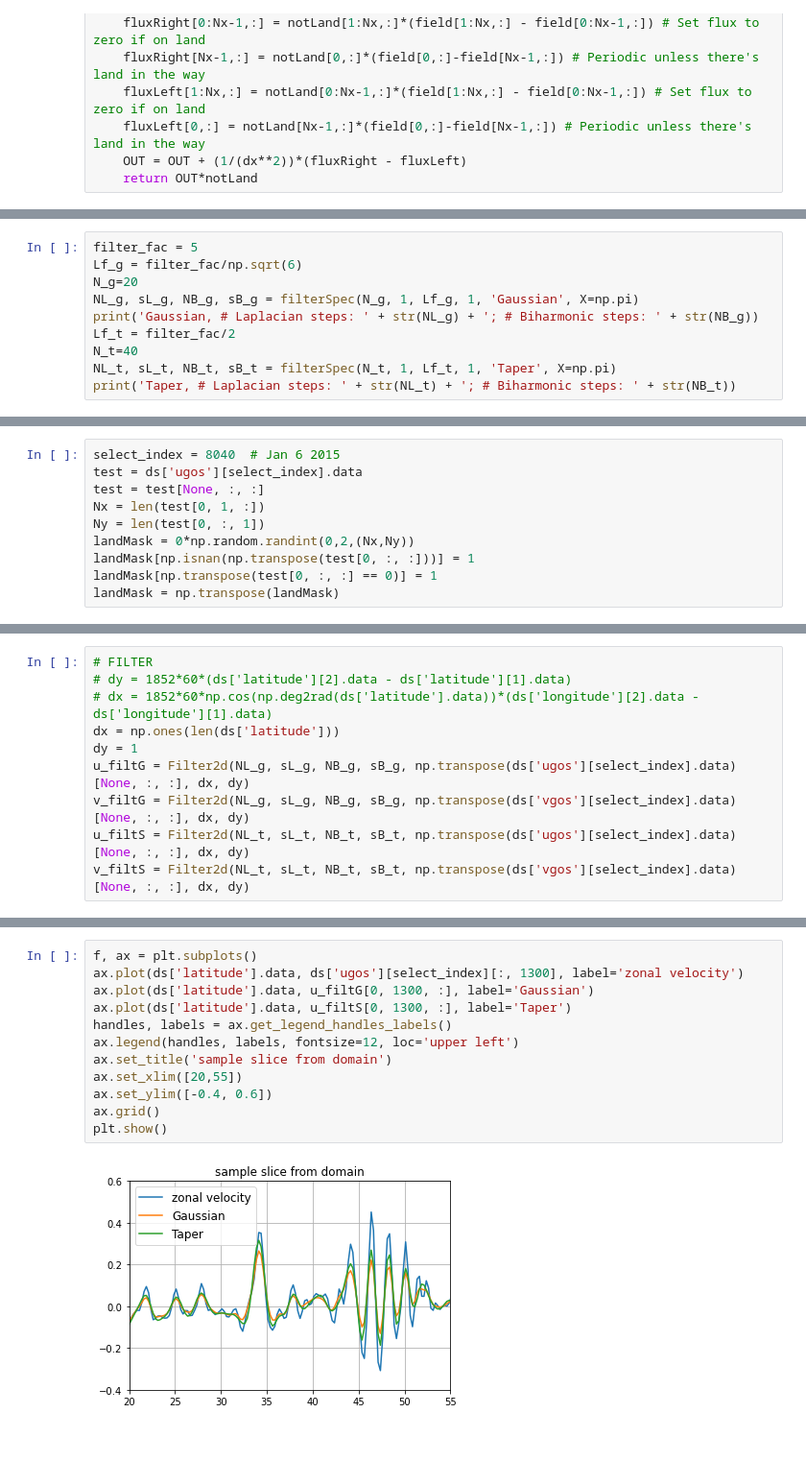
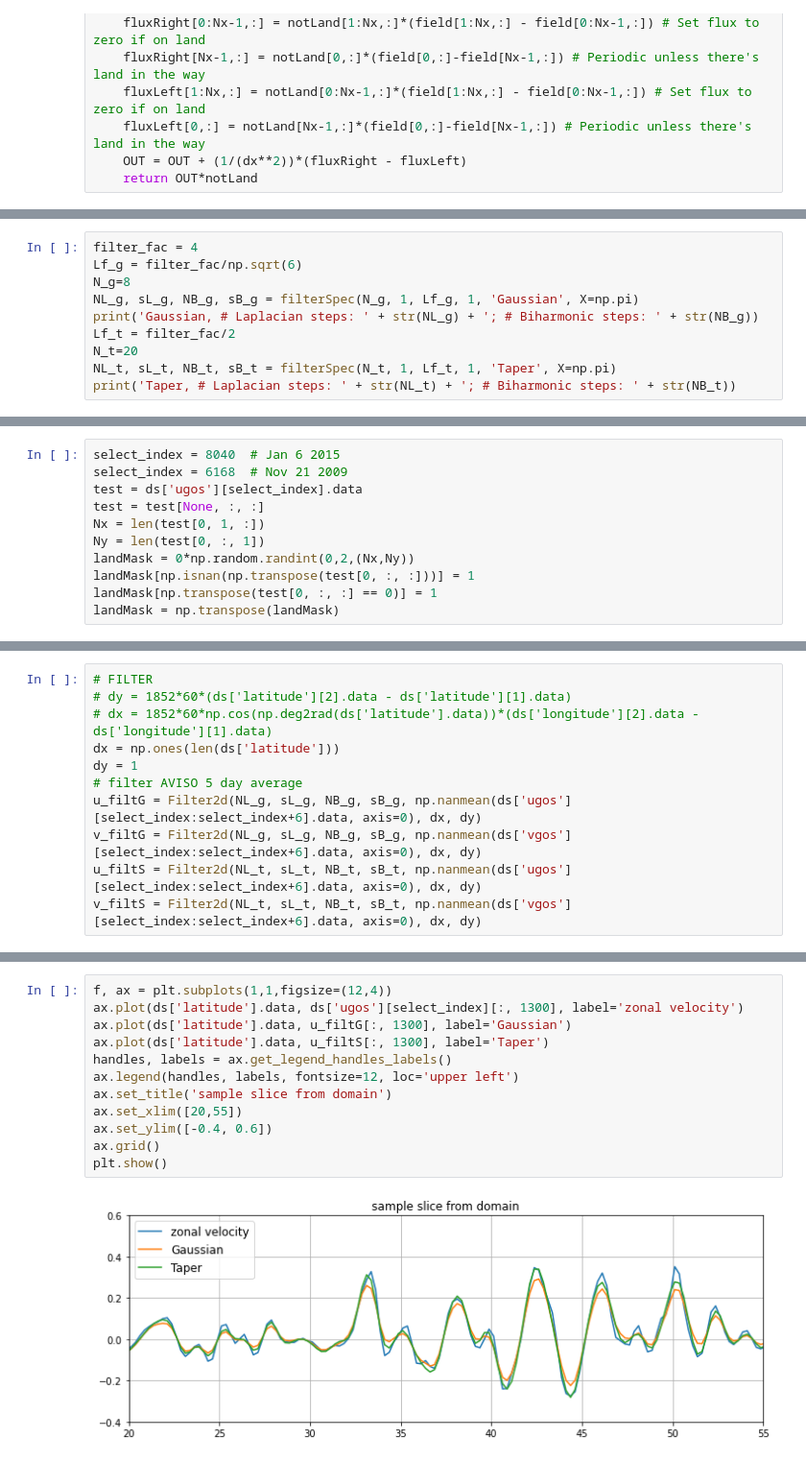
Before and after one commit to ocean-eddy-cpt/WP1T2-2D-EKE-Analysis, a Jupyter notebook: aviso_filter.ipynb, the cells around one changed output, grey strips where cells are left out. Shown: that part at 96% size. Drawn from its saved outputs; the diff is of its cells as text.

```diff
--- a/aviso_filter.ipynb
+++ b/aviso_filter.ipynb
@@ -86,13 +155,13 @@ def Filter2d(NL,sL,NB,sB,field,dx,dy):
 
     return(data_out)
 # %%
-filter_fac = 5
+filter_fac = 4
 Lf_g = filter_fac/np.sqrt(6)
-N_g=20
+N_g=8
 NL_g, sL_g, NB_g, sB_g = filterSpec(N_g, 1, Lf_g, 1, 'Gaussian', X=np.pi)
 print('Gaussian, # Laplacian steps: ' + str(NL_g) + '; # Biharmonic steps: ' + str(NB_g))
 Lf_t = filter_fac/2
-N_t=40
+N_t=20
 NL_t, sL_t, NB_t, sB_t = filterSpec(N_t, 1, Lf_t, 1, 'Taper', X=np.pi)
 print('Taper, # Laplacian steps: ' + str(NL_t) + '; # Biharmonic steps: ' + str(NB_t))
 # %% [output]
@@ -103,5 +172,6 @@ Taper, # Laplacian steps: 34; # Biharmonic steps: 3
 # %%
 select_index = 8040  # Jan 6 2015
+select_index = 6168  # Nov 21 2009
 test = ds['ugos'][select_index].data
 test = test[None, :, :]
 Nx = len(test[0, 1, :])
@@ -121,7 +199,8 @@ landMask = np.transpose(landMask)
 # dx = 1852*60*np.cos(np.deg2rad(ds['latitude'].data))*(ds['longitude'][2].data - ds['longitude'][1].data)
 dx = np.ones(len(ds['latitude']))
 dy = 1
-u_filtG = Filter2d(NL_g, sL_g, NB_g, sB_g, np.transpose(ds['ugos'][select_index].data)[None, :, :], dx, dy)
-v_filtG = Filter2d(NL_g, sL_g, NB_g, sB_g, np.transpose(ds['vgos'][select_index].data)[None, :, :], dx, dy)
-u_filtS = Filter2d(NL_t, sL_t, NB_t, sB_t, np.transpose(ds['ugos'][select_index].data)[None, :, :], dx, dy)
-v_filtS = Filter2d(NL_t, sL_t, NB_t, sB_t, np.transpose(ds['vgos'][select_index].data)[None, :, :], dx, dy)
+# filter AVISO 5 day average
+u_filtG = Filter2d(NL_g, sL_g, NB_g, sB_g, np.nanmean(ds['ugos'][select_index:select_index+6].data, axis=0), dx, dy)
+v_filtG = Filter2d(NL_g, sL_g, NB_g, sB_g, np.nanmean(ds['vgos'][select_index:select_index+6].data, axis=0), dx, dy)
+u_filtS = Filter2d(NL_t, sL_t, NB_t, sB_t, np.nanmean(ds['ugos'][select_index:select_index+6].data, axis=0), dx, dy)
+v_filtS = Filter2d(NL_t, sL_t, NB_t, sB_t, np.nanmean(ds['vgos'][select_index:select_index+6].data, axis=0), dx, dy)
@@ -128,15 +216,15 @@ v_filtS = Filter2d(NL_t, sL_t, NB_t, sB_t, np.transpose(ds['vgos'][select_index]
 # %%
-f, ax = plt.subplots()
+f, ax = plt.subplots(1,1,figsize=(12,4))
 ax.plot(ds['latitude'].data, ds['ugos'][select_index][:, 1300], label='zonal velocity')
-ax.plot(ds['latitude'].data, u_filtG[0, 1300, :], label='Gaussian')
-ax.plot(ds['latitude'].data, u_filtS[0, 1300, :], label='Taper')
+ax.plot(ds['latitude'].data, u_filtG[:, 1300], label='Gaussian')
+ax.plot(ds['latitude'].data, u_filtS[:, 1300], label='Taper')
 handles, labels = ax.get_legend_handles_labels()
 ax.legend(handles, labels, fontsize=12, loc='upper left')
 ax.set_title('sample slice from domain')
 ax.set_xlim([20,55])
 ax.set_ylim([-0.4, 0.6])
 ax.grid()
 plt.show()
 # %% [output]
-[figure, old version]
+[figure, new version]
 # %%
```
Also changed, not shown: parts of 8 cells of this notebook.
